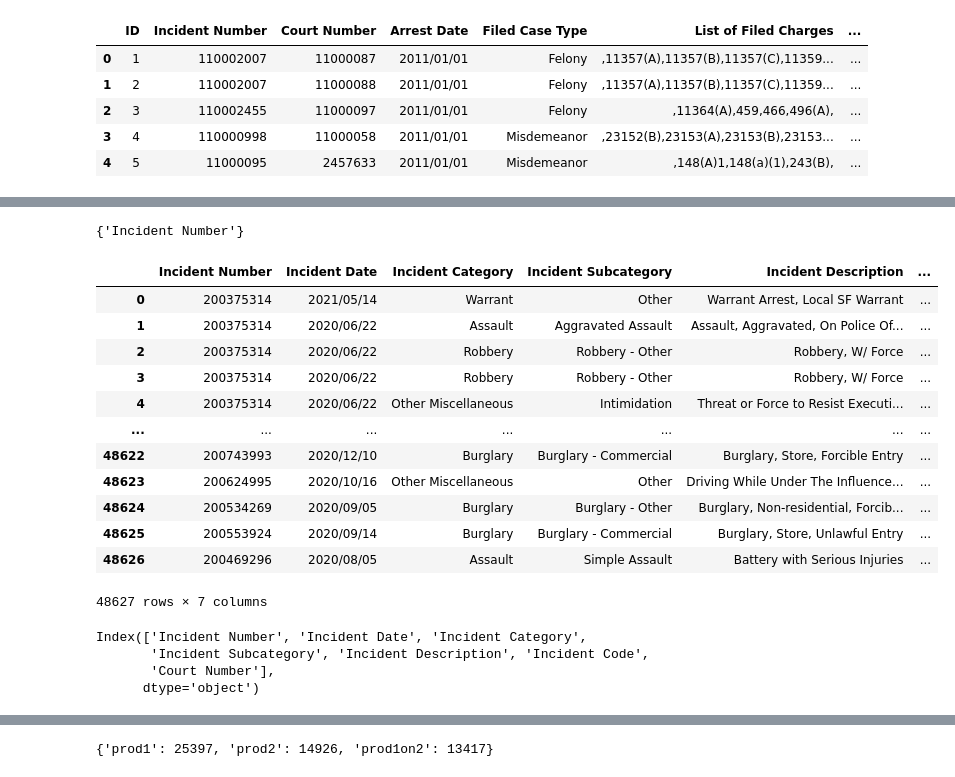
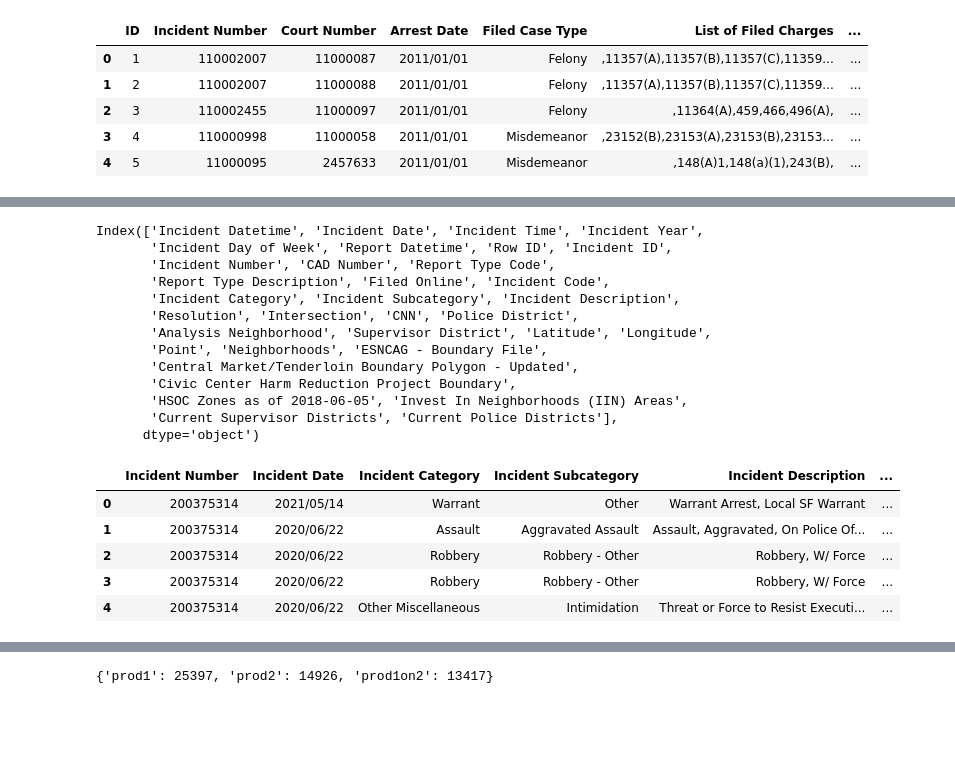
Before and after one commit to molsonkiko/sf_crime_2022, a Jupyter notebook: production 1+2.ipynb, the cells around one changed output, grey strips where cells are left out. Saved outputs shown, nothing was run; the diff lists cells and outputs as text; code cells hidden in the pictures; blank space fills up the shorter version.

```diff
--- a/production 1+2.ipynb
+++ b/production 1+2.ipynb
@@ -102,0 +51,16 @@ reports = reports.loc[:, ['Incident Number',
+# %%
+reports.columns
+# %% [output]
+Index(['Incident Datetime', 'Incident Date', 'Incident Time', 'Incident Year',
+       'Incident Day of Week', 'Report Datetime', 'Row ID', 'Incident ID',
+       'Incident Number', 'CAD Number', 'Report Type Code',
+       'Report Type Description', 'Filed Online', 'Incident Code',
+       'Incident Category', 'Incident Subcategory', 'Incident Description',
+       'Resolution', 'Intersection', 'CNN', 'Police District',
+       'Analysis Neighborhood', 'Supervisor District', 'Latitude', 'Longitude',
+       'Point', 'Neighborhoods', 'ESNCAG - Boundary File',
+       'Central Market/Tenderloin Boundary Polygon - Updated',
+       'Civic Center Harm Reduction Project Boundary',
+       'HSOC Zones as of 2018-06-05', 'Invest In Neighborhoods (IIN) Areas',
+       'Current Supervisor Districts', 'Current Police Districts'],
+      dtype='object')
@@ -103,35 +76,16 @@ reports = reports.loc[:, ['Incident Number',
 # %%
 reports['Incident Number'] = reports['Incident Number'].astype(str)
-# %%
-cr_shared_cols = set(cases.columns) & set(reports.columns)
-cr_shared_cols
-# %% [output]
-{'Incident Number'}
 # %%
 case_rep = pd.merge(reports, cases, on = 'Incident Number')
 # %%
-case_rep
+case_rep.head()
 # %% [output]
 |  | Incident Number | Incident Date | Incident Category | Incident Subcategory | Incident Description | ... |
 | 0 | 200375314 | 2021/05/14 | Warrant | Other | Warrant Arrest, Local SF Warrant | ... |
 | 1 | 200375314 | 2020/06/22 | Assault | Aggravated Assault | Assault, Aggravated, On Police Of... | ... |
 | 2 | 200375314 | 2020/06/22 | Robbery | Robbery - Other | Robbery, W/ Force | ... |
 | 3 | 200375314 | 2020/06/22 | Robbery | Robbery - Other | Robbery, W/ Force | ... |
 | 4 | 200375314 | 2020/06/22 | Other Miscellaneous | Intimidation | Threat or Force to Resist Executi... | ... |
-| ... | ... | ... | ... | ... | ... | ... |
-| 48622 | 200743993 | 2020/12/10 | Burglary | Burglary - Commercial | Burglary, Store, Forcible Entry | ... |
-| 48623 | 200624995 | 2020/10/16 | Other Miscellaneous | Other | Driving While Under The Influence... | ... |
-| 48624 | 200534269 | 2020/09/05 | Burglary | Burglary - Other | Burglary, Non-residential, Forcib... | ... |
-| 48625 | 200553924 | 2020/09/14 | Burglary | Burglary - Commercial | Burglary, Store, Unlawful Entry | ... |
-| 48626 | 200469296 | 2020/08/05 | Assault | Simple Assault | Battery with Serious Injuries | ... |
-48627 rows × 7 columns
-# %%
-case_rep.columns
-# %% [output]
-Index(['Incident Number', 'Incident Date', 'Incident Category',
-       'Incident Subcategory', 'Incident Description', 'Incident Code',
-       'Court Number'],
-      dtype='object')
 # %%
 def try_float(x):
     try:
```
Also changed, not shown: parts of 31 cells of this notebook, 10 other files.
